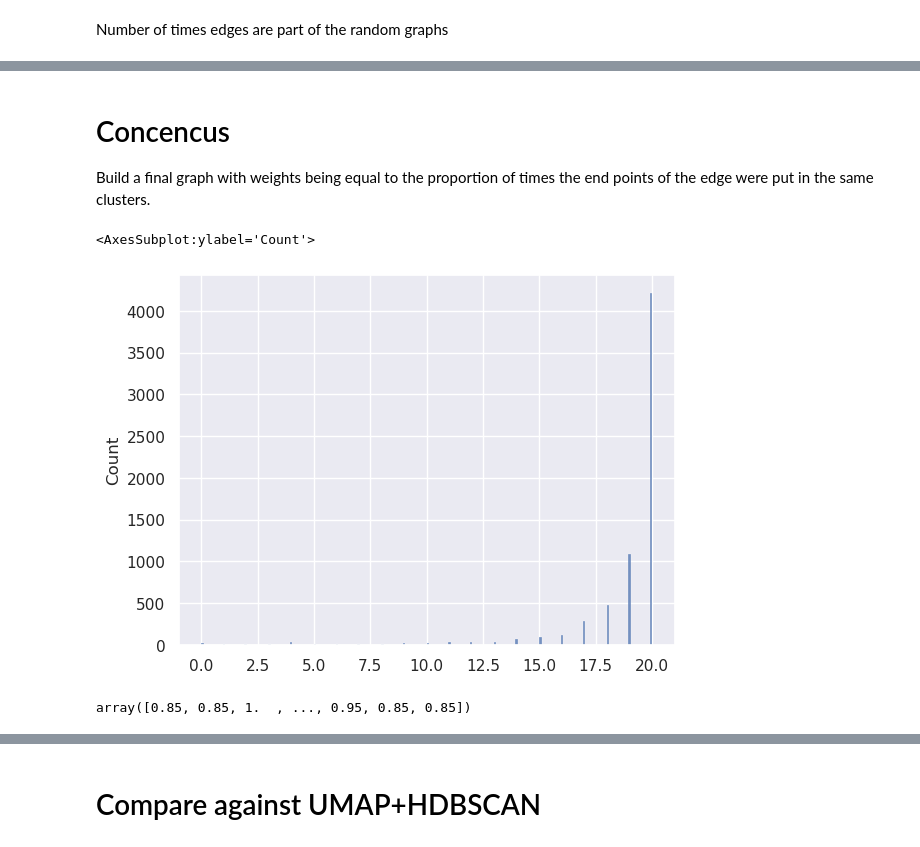
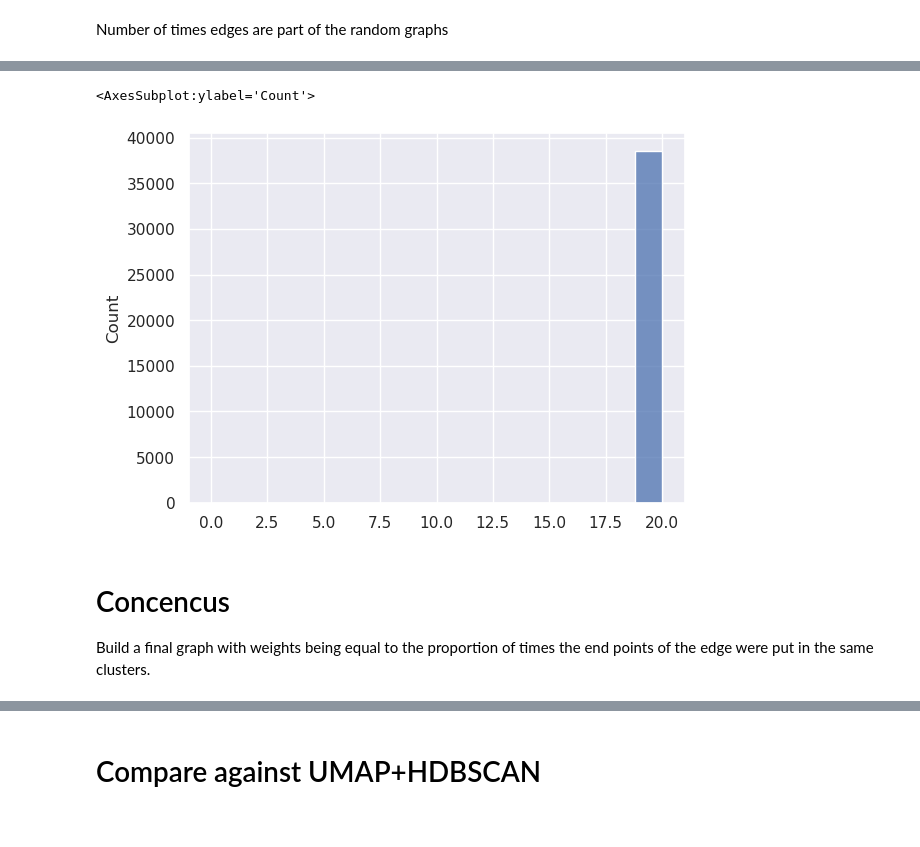
Before and after one commit to vpoulin/HighDimensionalClustering, a Jupyter notebook: notebooks/19-Concensus_Clustering_Random_graphs.ipynb, the cells around one changed output, grey strips where cells are left out. Drawn from its saved outputs; the diff is of its cells as text; code cells hidden in the pictures.

```diff
--- a/notebooks/19-Concensus_Clustering_Random_graphs.ipynb
+++ b/notebooks/19-Concensus_Clustering_Random_graphs.ipynb
@@ -90,0 +166,13 @@ for i in tqdm(range(ensemble_size)):
+# %%
+keep_edges_cc = coin_flips < A_umap.data/1.3
+# %%
+clusters_cc = dict()
+for i in tqdm(range(ensemble_size)):
+    A = A_umap.copy()
+    A.data = keep_edges_cc[i]
+    A.eliminate_zeros()
+    n_components, components = scipy.sparse.csgraph.connected_components(A)
+    clusters_cc[i] = components
+# %%
+for i in range(ensemble_size):
+    print(max(clusters_cc[i])+1)
@@ -90,0 +200,12 @@ for i in tqdm(range(ensemble_size)):
+# %%
+A_umap_coo = A_umap.tocoo()
+rows = A_umap_coo.row
+cols = A_umap_coo.col
+concensus_counts_cc = np.array([0]*number_edges)
+for cl in range(ensemble_size):
+    concensus_counts_cc = concensus_counts_cc+np.array( [int(clusters_cc[cl][rows[i]]==clusters_cc[cl][cols[i]]) for i in range(number_edges)] )
+# %%
+sns.histplot(concensus_counts_cc)
+# %% [output]
+<AxesSubplot:ylabel='Count'>
+[figure, added]
@@ -102,10 +219 @@ for cl in range(ensemble_size):
-# %%
-sns.histplot(concensus_counts)
-# %% [output]
-<AxesSubplot:ylabel='Count'>
-[figure, removed]
-# %%
-concensus_counts/(ensemble_size)
-# %% [output]
-array([0.85, 0.85, 1.  , ..., 0.95, 0.85, 0.85])
 # %%
```
Also changed, not shown: parts of 40 cells of this notebook.
